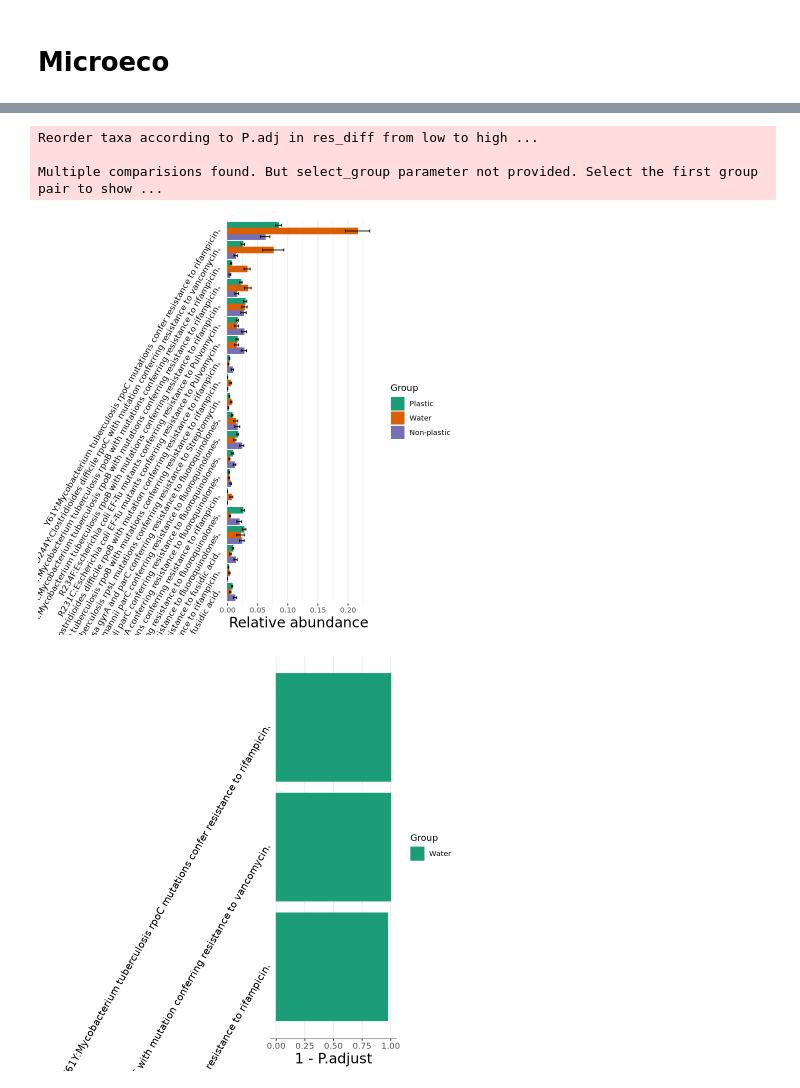
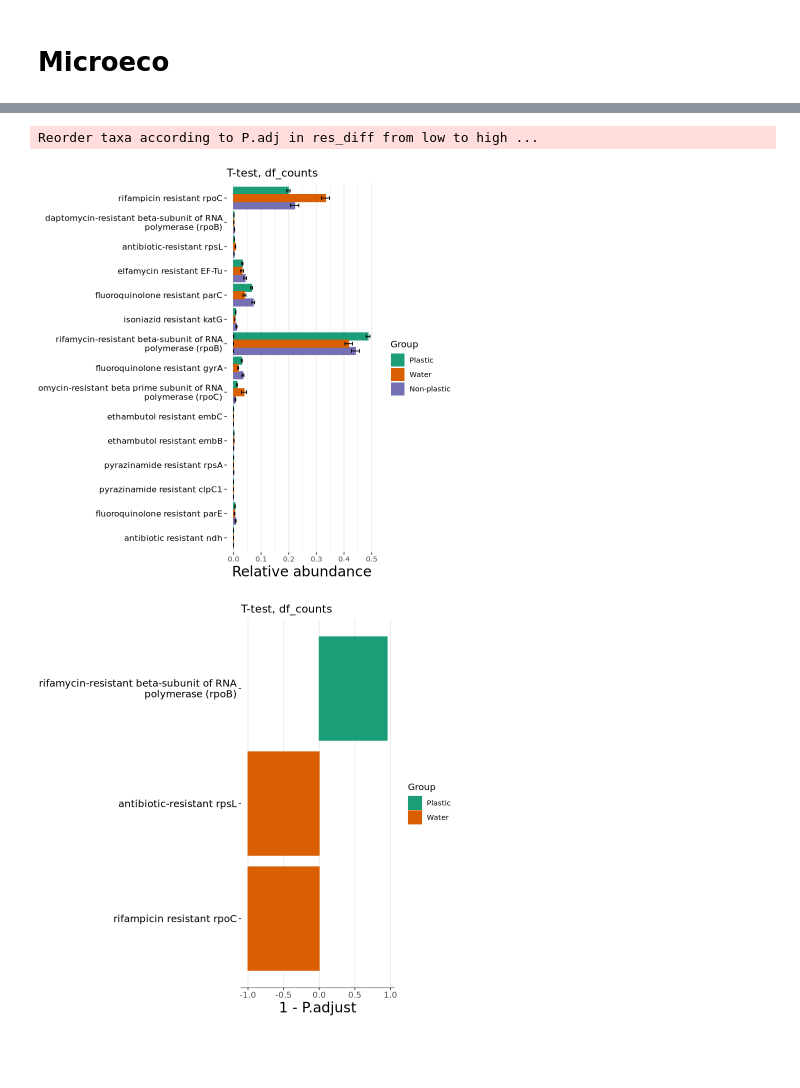
Before and after one commit to blomfelt/plastisphere, a Jupyter notebook: plastisphere.ipynb, the cells around one changed output, grey strips where cells are left out. Drawn from its saved outputs; the diff is of its cells as text; code cells hidden in the pictures; blank space fills up the shorter version.

```diff
--- a/plastisphere.ipynb
+++ b/plastisphere.ipynb
@@ -838,12 +790,64 @@ Description:
-# %%
-t1_t$plot_diff_abund() + theme(axis.text.y = element_text(angle = 60))
-t1_t$plot_diff_bar() + theme(axis.text.y = element_text(angle = 60))
-#g1 <- t1$plot_diff_bar(use_number = 1:20, group_order = c("TW", "CW", "IW"))
-#t1$plot_diff_bar() + theme(axis.text.y = element_text(angle = 60))
-#t1$res_abund[,]
-# %% [output]
-Reorder taxa according to P.adj in res_diff from low to high ...
-
-Multiple comparisions found. But select_group parameter not provided. Select the first group pair to show ...
-[figure, removed]
-[figure, removed]
+# %%
+#?trans_diff
+#head(t1_t$res_diff)
+#head(t1_t$res_abund)
+
+t1_t$plot_diff_abund(
+    use_number = 1:15,
+    select_taxa = NULL,
+    simplify_names = TRUE,
+    keep_prefix = TRUE,
+    group_order = NULL,
+    order_x_mean = TRUE,
+    coord_flip = TRUE,
+    #add_sig = TRUE,
+    ytitle_size = 17,
+    color_group_map = TRUE
+    ) +
+        #theme(axis.text.y = element_text(angle = 60)) +
+        scale_x_discrete(labels = label_wrap(50)) +
+        labs(title = "T-test, df_counts")
+
+    #geom_signif(
+    #    map_signif_level = TRUE,
+    #    comparisons = list(c("Y61Y:Mycobacterium tuberculosis rpoC mutations confer resistance to rifampicin",
+    #                         "A1085V:Staphylococcus aureus rpoB mutants conferring resistance to daptomycin")))
+
+#t1_t$plot_diff_abund() + theme(axis.text.y = element_text(angle = 60))
+t1_t$plot_diff_bar(
+    color_values = RColorBrewer::brewer.pal(8, "Dark2"),
+    color_group_map = TRUE,
+    use_number = 1:1000,
+    threshold = NULL,
+    select_group = "Plastic - Water",
+#    select_group = "Plastic - Non-plastic",
+#    select_group = "Water - Non-plastic", # 'Plastic - Water''Plastic - Non-plastic''Water - Non-plastic'
+#    keep_full_name = FALSE,
+    keep_prefix = TRUE,
+    group_order = NULL,
+#    group_aggre = TRUE,
+#    group_two_sep = TRUE,
+    coord_flip = TRUE,
+#    add_sig = FALSE,
+#    add_sig_increase = 0.1,
+#    add_sig_text_size = 5,
+#    xtext_angle = 45,
+#    xtext_size = 10,
+#    ytext_size = NULL,
+#    heatmap_cell = "P.unadj",
+#    heatmap_sig = "Significance",
+#    heatmap_x = "Factors",
+#    heatmap_y = "Taxa",
+#    heatmap_lab_fill = "P value"
+    ) +
+        #theme(axis.text.y = element_text(angle = 60))
+        scale_x_discrete(labels = label_wrap(50)) +
+        labs(title = "T-test, df_counts")
+
+#g1 <- t1$plot_diff_bar(use_number = 1:20, group_order = c("TW", "CW", "IW"))
+#t1$plot_diff_bar() + theme(axis.text.y = element_text(angle = 60))
+#t1$res_abund[,]
+# %% [output]
+Reorder taxa according to P.adj in res_diff from low to high ...
+[figure, added]
+[figure, added]
```
Also changed, not shown: parts of 21 cells of this notebook.
